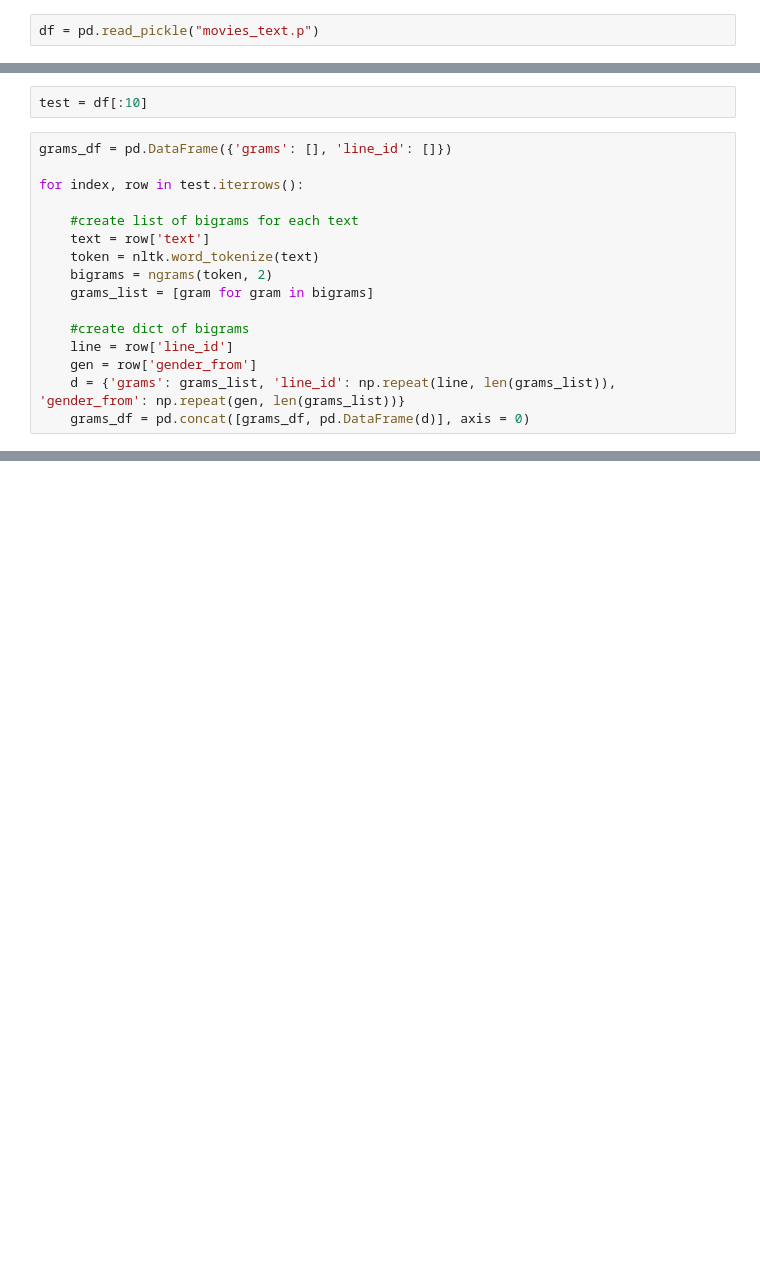
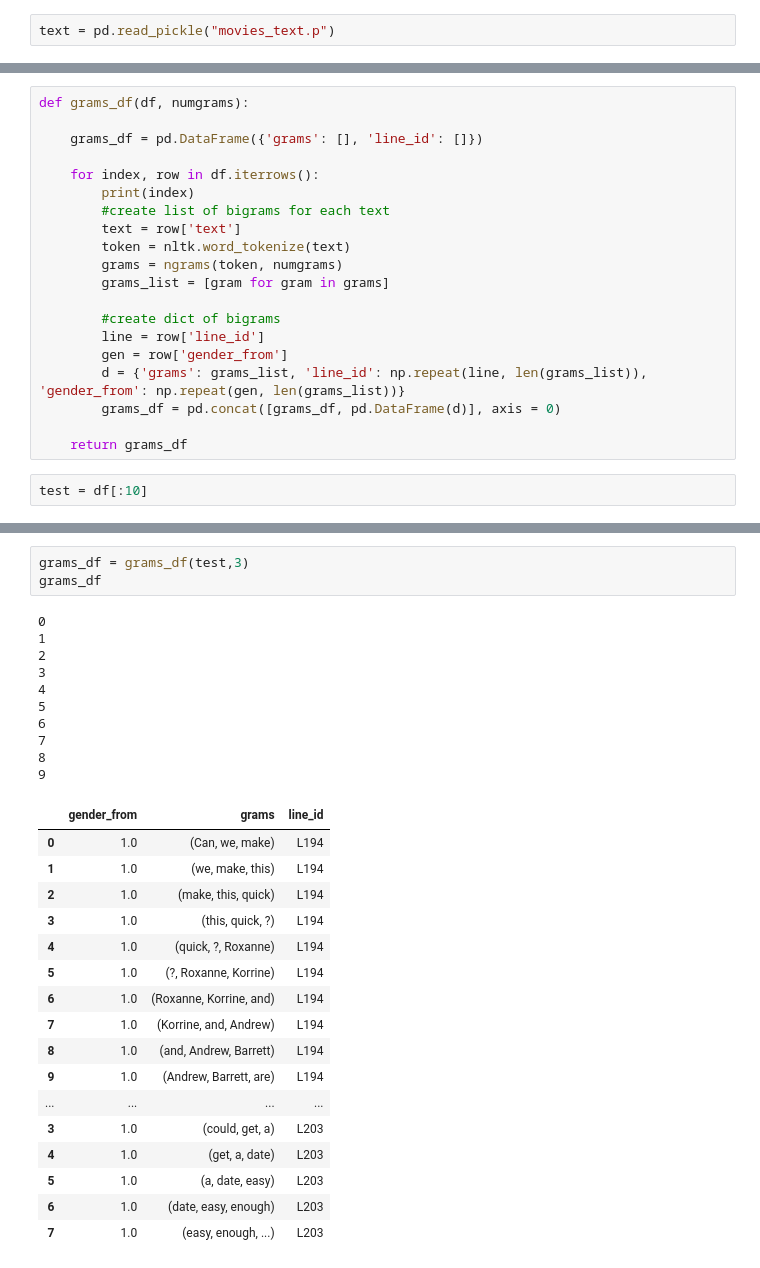
Before and after one commit to nlp-jjer/gender_in_movies, a Jupyter notebook: ngrams_stats.ipynb, the cells around one changed output, grey strips where cells are left out. Cells and saved outputs as stored; diff of their text form; blank space fills up the shorter version.

```diff
--- a/ngrams_stats.ipynb
+++ b/ngrams_stats.ipynb
@@ -13,4 +13,4 @@ cd data
 # %% [output]
 /Users/jasmindial/Desktop/gender_in_movies/data
 # %%
-df = pd.read_pickle("movies_text.p")
+text = pd.read_pickle("movies_text.p")
@@ -23,21 +27,25 @@ df.head()
 | 2 | 0 | m0 | 1 | u0 | u2 | L196 | Not the hacking and gagging and s... | 1999 | comedy |
 | 3 | 0 | m0 | 1 | u0 | u2 | L197 | Okay... then how 'bout we try out... | 1999 | comedy |
 | 4 | 0 | m0 | 1 | u0 | u2 | L198 | You're asking me out. That's so c... | 1999 | comedy |
+# %%
+def grams_df(df, numgrams):
+
+    grams_df = pd.DataFrame({'grams': [], 'line_id': []})
+
+    for index, row in df.iterrows():
+        print(index)
+        #create list of bigrams for each text
+        text = row['text']
+        token = nltk.word_tokenize(text)
+        grams = ngrams(token, numgrams)
+        grams_list = [gram for gram in grams]
+
+        #create dict of bigrams
+        line = row['line_id']
+        gen = row['gender_from']
+        d = {'grams': grams_list, 'line_id': np.repeat(line, len(grams_list)), 'gender_from': np.repeat(gen, len(grams_list))}
+        grams_df = pd.concat([grams_df, pd.DataFrame(d)], axis = 0)
+
+    return grams_df
 # %%
 test = df[:10]
-# %%
-grams_df = pd.DataFrame({'grams': [], 'line_id': []})
-
-for index, row in test.iterrows():
-
-    #create list of bigrams for each text
-    text = row['text']
-    token = nltk.word_tokenize(text)
-    bigrams = ngrams(token, 2)
-    grams_list = [gram for gram in bigrams]
-
-    #create dict of bigrams
-    line = row['line_id']
-    gen = row['gender_from']
-    d = {'grams': grams_list, 'line_id': np.repeat(line, len(grams_list)), 'gender_from': np.repeat(gen, len(grams_list))}
-    grams_df = pd.concat([grams_df, pd.DataFrame(d)], axis = 0)
@@ -82,0 +52,31 @@ grams_df
+# %%
+grams_df = grams_df(test,3)
+grams_df
+# %% [output]
+0
+1
+2
+3
+4
+5
+6
+7
+8
+9
+|  | gender_from | grams | line_id |
+| 0 | 1.0 | (Can, we, make) | L194 |
+| 1 | 1.0 | (we, make, this) | L194 |
+| 2 | 1.0 | (make, this, quick) | L194 |
+| 3 | 1.0 | (this, quick, ?) | L194 |
+| 4 | 1.0 | (quick, ?, Roxanne) | L194 |
+| 5 | 1.0 | (?, Roxanne, Korrine) | L194 |
+| 6 | 1.0 | (Roxanne, Korrine, and) | L194 |
+| 7 | 1.0 | (Korrine, and, Andrew) | L194 |
+| 8 | 1.0 | (and, Andrew, Barrett) | L194 |
+| 9 | 1.0 | (Andrew, Barrett, are) | L194 |
+| ... | ... | ... | ... |
+| 3 | 1.0 | (could, get, a) | L203 |
+| 4 | 1.0 | (get, a, date) | L203 |
+| 5 | 1.0 | (a, date, easy) | L203 |
+| 6 | 1.0 | (date, easy, enough) | L203 |
+| 7 | 1.0 | (easy, enough, ...) | L203 |
```
Also changed, not shown: parts of 9 cells of this notebook.
